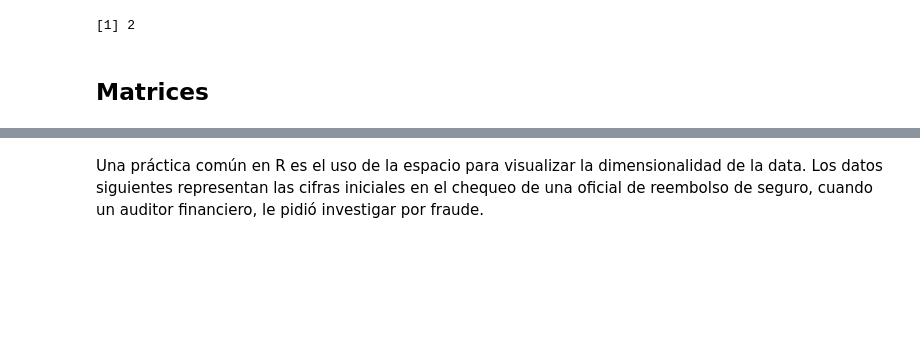
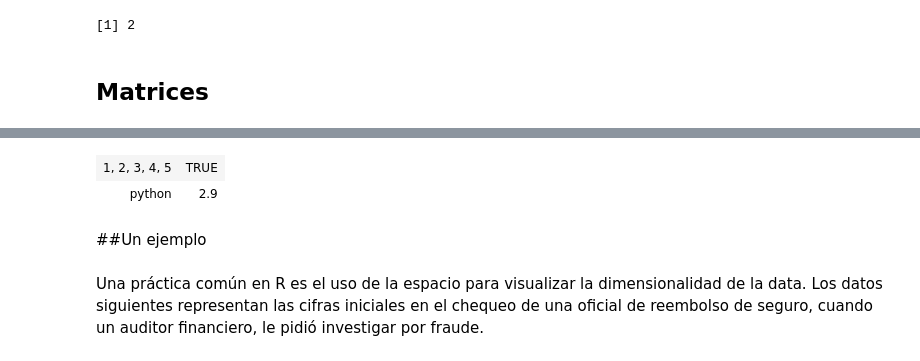
Before and after one commit to noetaza/Curso-R, a Jupyter notebook: Vectores-Matrices-Array/Vectores-Matrices-Arrays.ipynb, the cells around one changed output, grey strips where cells are left out. Saved outputs shown, nothing was run; the diff lists cells and outputs as text; code cells hidden in the pictures; blank space fills up the shorter version.

```diff
--- a/Vectores-Matrices-Array/Vectores-Matrices-Arrays.ipynb
+++ b/Vectores-Matrices-Array/Vectores-Matrices-Arrays.ipynb
@@ -166,3 +252,12 @@ Im(y)
+# %%
+l <- list(1:5, "python", TRUE, 2.9)
+dim(l) <- c(2,2)
+l
+# %% [output]
+| 1, 2, 3, 4, 5 | TRUE |
+| python | 2.9 |
+# %% [markdown]
+##Un ejemplo
 # %% [markdown]
 Una práctica común en R es el uso de la espacio para visualizar la dimensionalidad de la data. Los datos
 siguientes representan las cifras iniciales en el chequeo de una oficial de reembolso de seguro, cuando un
```
Also changed, not shown: parts of 7 cells of this notebook.
